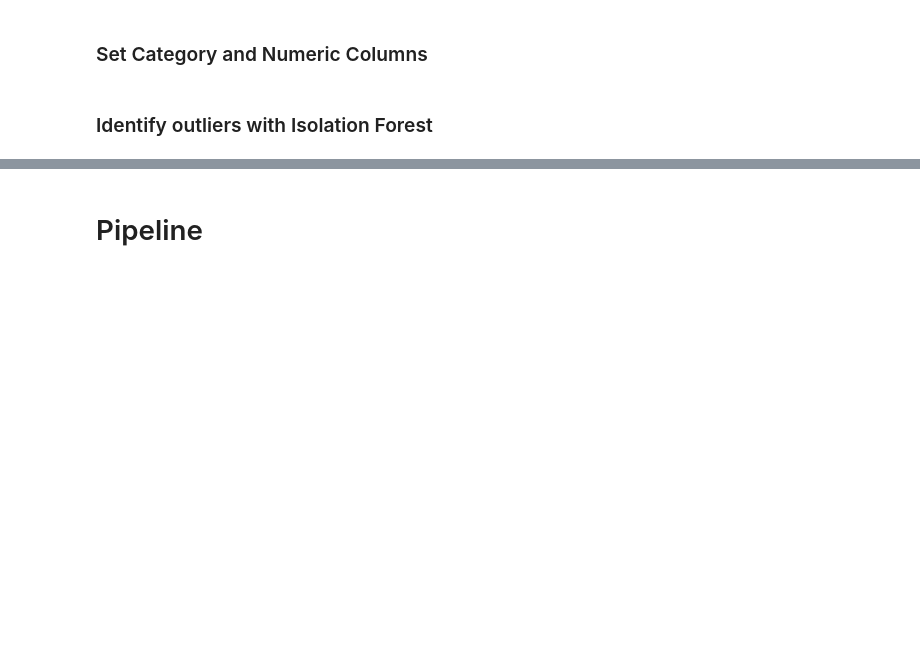
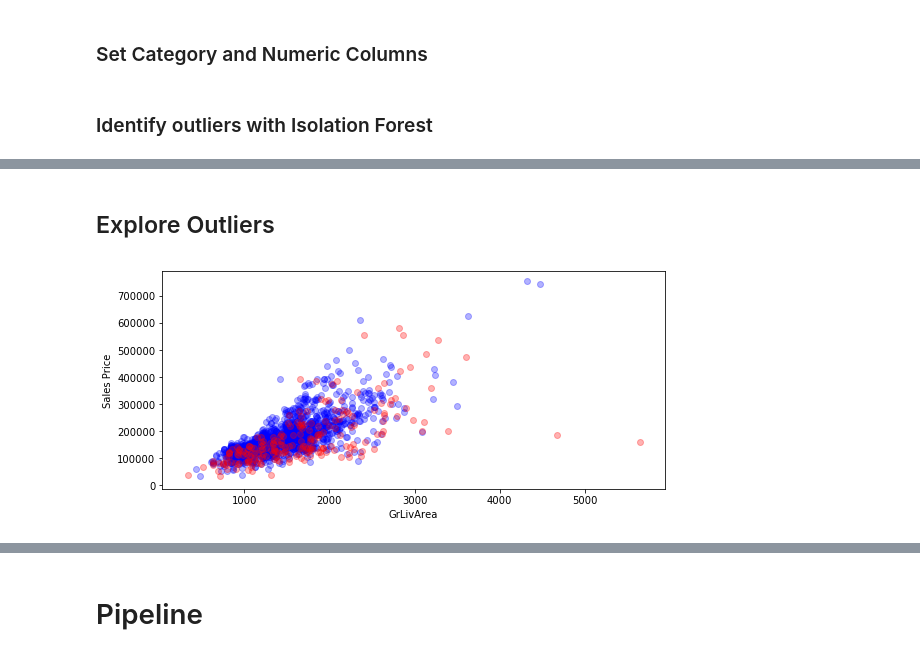
Before and after one commit to DJSherwood/House_Prices, a Jupyter notebook: OOPPipeline2.ipynb, the cells around one changed output, grey strips where cells are left out. Saved outputs shown, nothing was run; the diff lists cells and outputs as text; code cells hidden in the pictures; blank space fills up the shorter version.

Commit message:
added plots of outliers

```diff
--- a/OOPPipeline2.ipynb
+++ b/OOPPipeline2.ipynb
@@ -306,0 +318,21 @@ hprObject.train['OutlierFlag'] = outlier_flag
+# %% [markdown]
+## Explore Outliers
+# %%
+# Define Plotting method
+def plot_outliers1(col='OverallQual'):
+    y_out = hprObject.orig_resp[hprObject.train.loc[:,'OutlierFlag']==-1]
+    y_n = hprObject.orig_resp[hprObject.train.loc[:,'OutlierFlag']==1]
+    x_out = hprObject.train[hprObject.train.loc[:,'OutlierFlag']==-1][col]
+    x_n = hprObject.train[hprObject.train.loc[:,'OutlierFlag']==1][col]
+
+    fig, axes = plt.subplots(figsize=(9,4))
+    axes.scatter(x_n, y_n, c='blue', alpha=0.3)
+    axes.scatter(x_out, y_out, c='red', alpha=0.3)
+    axes.set_xlabel(col)
+    axes.set_ylabel('Sales Price')
+
+    plt.show()
+# %%
+plot_outliers1(col='GrLivArea')
+# %% [output]
+[figure, added]
```
Also changed, not shown: parts of 2 cells of this notebook.
